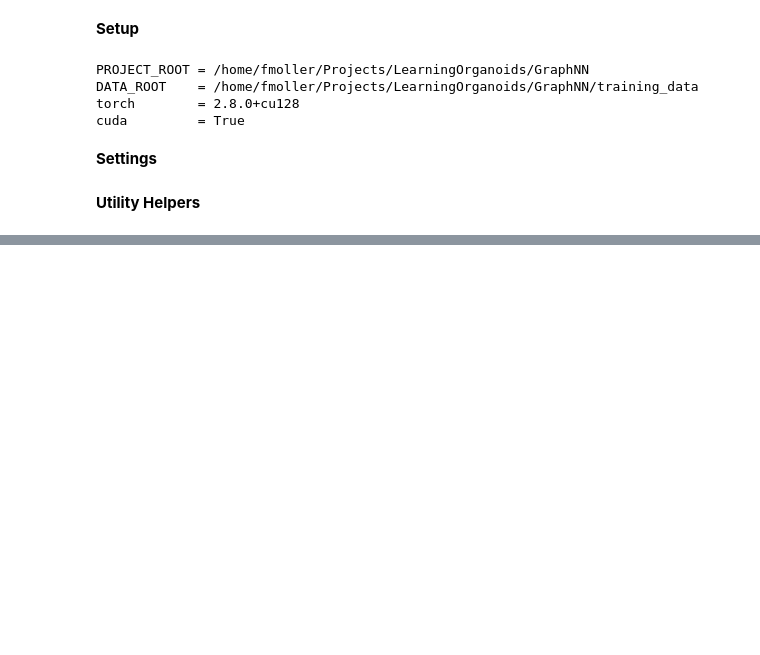
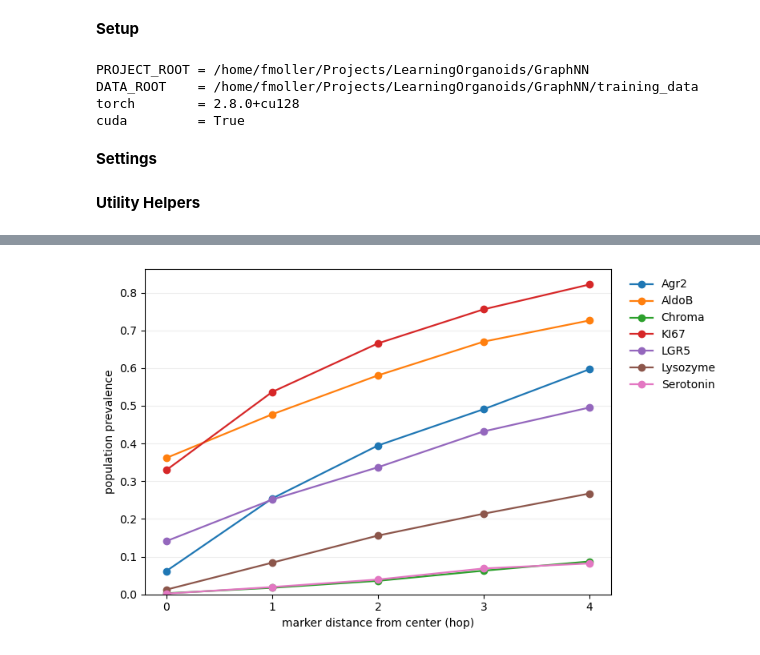
Before and after one commit to fskovbo/organoid_GNN, a Jupyter notebook: experiments/ablation_analysis.ipynb, the cells around one changed output, grey strips where cells are left out. Saved outputs shown, nothing was run; the diff lists cells and outputs as text; code cells hidden in the pictures; blank space fills up the shorter version.

```diff
--- a/experiments/ablation_analysis.ipynb
+++ b/experiments/ablation_analysis.ipynb
@@ -1347,0 +1166,24 @@ Saved folded ablation/conversion experiment -> /home/fmoller/Projects/LearningOr
+# %%
+fig, ax = plt.subplots(figsize=(8.0, 4.8))
+for marker in marker_names:
+    marker_df = prevalence_summary_df[
+        prevalence_summary_df["marker"] == marker
+    ].sort_values("hop")
+    ax.plot(
+        marker_df["hop"],
+        marker_df["prevalence"],
+        marker="o",
+        linewidth=1.6,
+        label=marker,
+    )
+ax.set_xlabel("marker distance from center (hop)")
+ax.set_ylabel("population prevalence")
+ax.set_xticks(range(0, NUM_LAYERS + 1))
+ax.set_ylim(bottom=0)
+ax.grid(axis="y", alpha=0.22)
+ax.legend(bbox_to_anchor=(1.02, 1), loc="upper left", frameon=False)
+fig.tight_layout()
+save_figure(fig, "population_marker_prevalence")
+plt.show()
+# %% [output]
+[figure, added]
```
Also changed, not shown: parts of 49 cells of this notebook, 6 other files.
